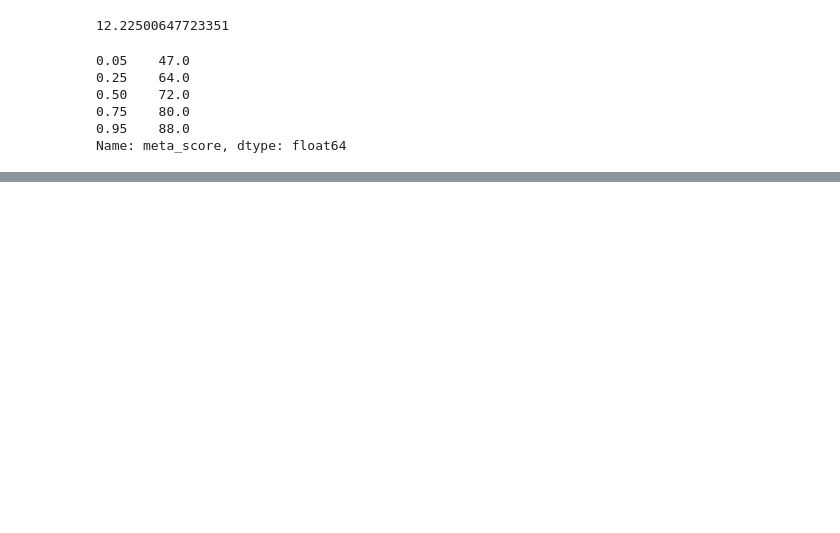
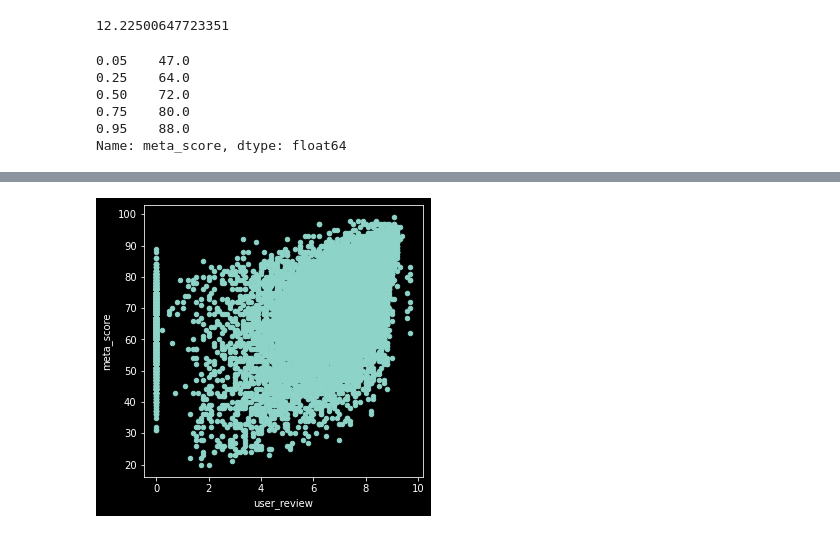
Before and after one commit to SavantLogics/vs_code, a Jupyter notebook: Jupyter/pandas_data_videoGames.ipynb, the cells around one changed output, grey strips where cells are left out. Saved outputs shown, nothing was run; the diff lists cells and outputs as text; code cells hidden in the pictures; blank space fills up the shorter version.

```diff
--- a/Jupyter/pandas_data_videoGames.ipynb
+++ b/Jupyter/pandas_data_videoGames.ipynb
@@ -136,0 +257,6 @@ df
+# %%
+# Scatter plot
+
+ax = df.plot.scatter(x='user_review', y='meta_score', figsize=(5, 5))
+# %% [output]
+[figure, added]
```
Also changed, not shown: parts of 21 cells of this notebook.
